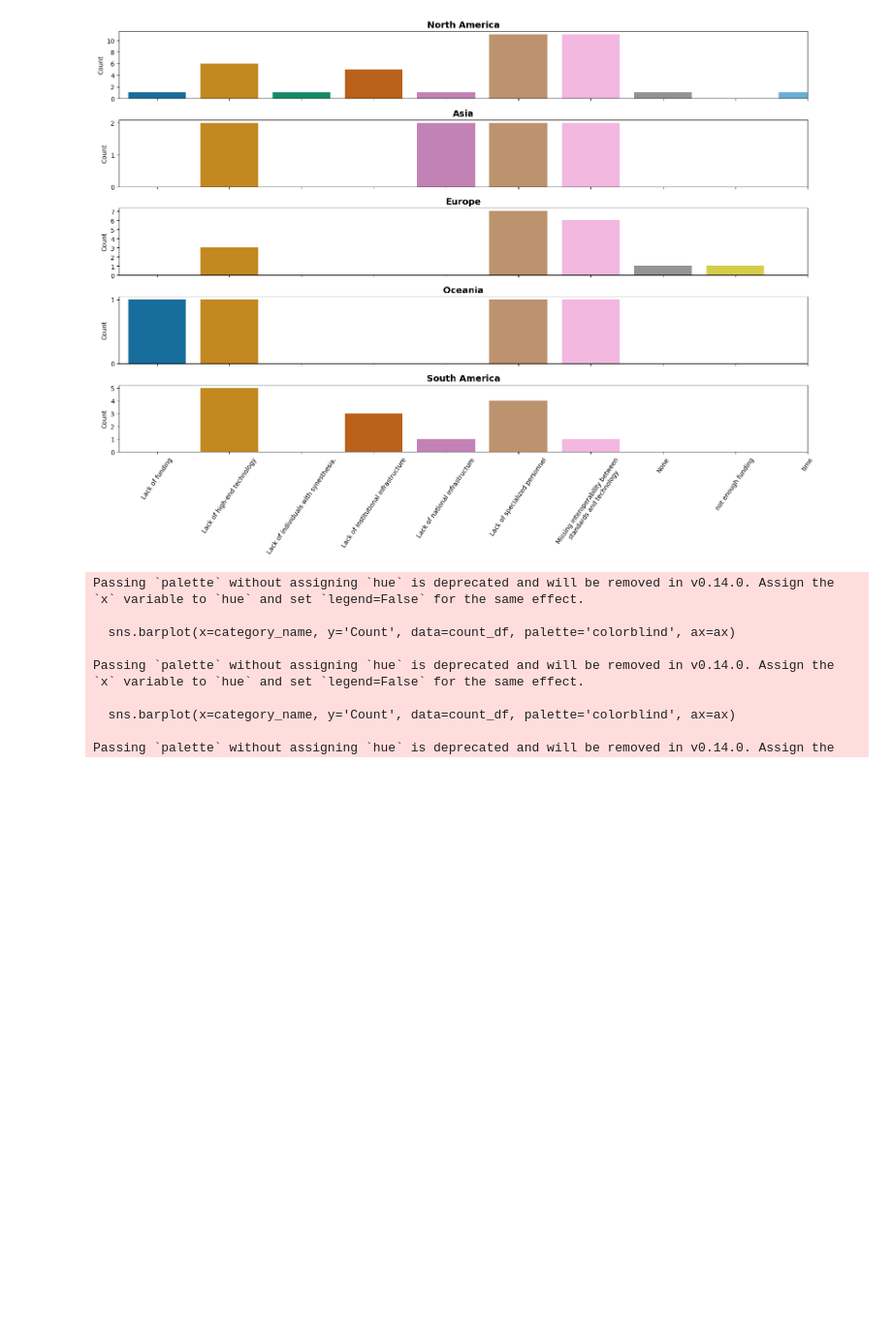
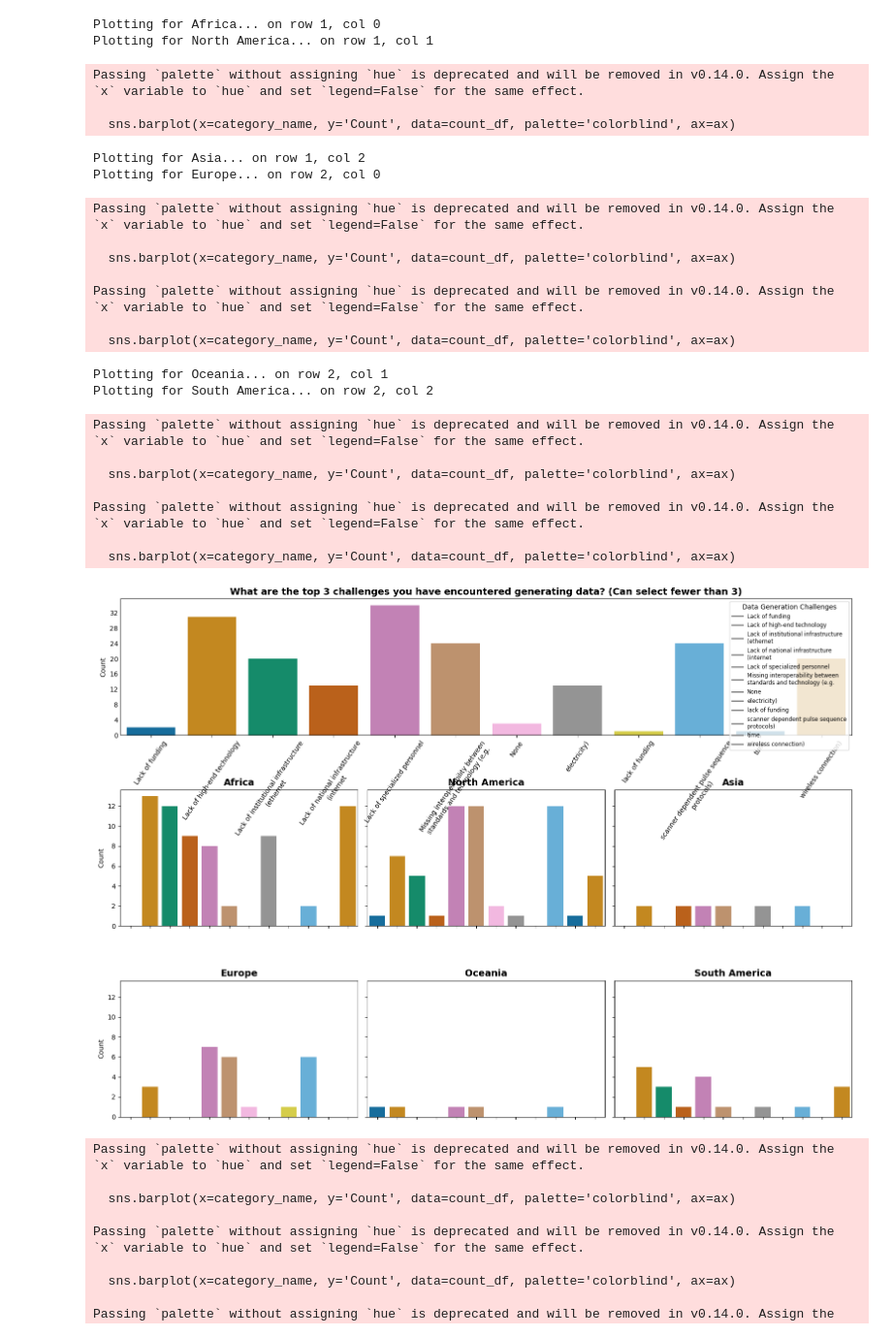
Before and after one commit to jdkent/BRIDGESurveyTechAnalysis, a Jupyter notebook: survey_analysis.ipynb, the cells around one changed output. Shown at 97% size. Cells and saved outputs as stored; diff of their text form; code cells hidden in the pictures; blank space fills up the shorter version.

```diff
--- a/survey_analysis.ipynb
+++ b/survey_analysis.ipynb
@@ -191,0 +277,9 @@ Continent counts:
+# %%
+# Question 3: Is the institution public or private?
+
+survey["Is the institution public or private?"].replace({"both public and private ": "Public"}, inplace=True)
+plot_categorical_by_continent(
+    survey,
+    "Is the institution public or private?",
+    "Institution: Public or Private",
+)
@@ -192,9 +289,14 @@ Continent counts:
 # %%
+# Question 4: What is your primary role?
+survey['What is your primary role?'].replace({"Medical Radiographer ": "Technician", "Founder": "Other"}, inplace=True)
 role_counts = survey['What is your primary role?'].value_counts()
-
-# Define a function to format the labels with just the count
+# Define a function to format the labels with the raw count
 def func(pct, allvalues):
-    absolute = int(pct / 100. * sum(allvalues))
+    absolute = pct / 100. * sum(allvalues)
+    if absolute < 1:
+        absolute = math.ceil(absolute)  # Ensure no values round down to 0
+    else:
+        absolute = round(absolute)
     return f'{absolute}'
 
 # Plot pie chart
@@ -235,0 +356,6 @@ Passing `palette` without assigning `hue` is deprecated and will be removed in v
+# %%
+# These are NaNs for some reason :(
+survey["What is the magnetic strength of the MRI machine(s)?"].dropna(inplace=True)
+survey["What is the magnetic strength of the MRI machine(s)?"] = survey["What is the magnetic strength of the MRI machine(s)?"].str.split(',')
+q7_survey = survey.explode("What is the magnetic strength of the MRI machine(s)?")
+q7_survey["What is the magnetic strength of the MRI machine(s)?"]
@@ -261,0 +431,3 @@ plt.show()
+# %%
+survey["What are the top 3 challenges you have encountered generating data? (Can select fewer than 3)"] = survey["What are the top 3 challenges you have encountered generating data? (Can select fewer than 3)"].str.split(',')
+q9_survey = survey.explode("What are the top 3 challenges you have encountered generating data? (Can select fewer than 3)")
@@ -262,6 +449,15 @@ plt.show()
 # %%
+q9_survey["What are the top 3 challenges you have encountered generating data? (Can select fewer than 3)"].replace(
+    {
+        "Funds": "lack of funding",
+        "not enough funding": "lack of funding",
+        "time": "lack of funding",
+        "Lack of individuals with synesthesia.": "None",
+        "Lack of connection between neurologist": 'Lack of specialized personnel (people that generate protocols)',
+        " radiologist and neuroscientist ": 'Lack of specialized personnel (people that generate protocols)',
+    }, inplace=True)
 plot_categorical_by_continent(
-    survey,
+    q9_survey,
     "What are the top 3 challenges you have encountered generating data? (Can select fewer than 3)",
     "Data Generation Challenges",
 )
@@ -288,4 +472,27 @@ Passing `palette` without assigning `hue` is deprecated and will be removed in v
+Plotting for Africa... on row 1, col 0
+Plotting for North America... on row 1, col 1
+Passing `palette` without assigning `hue` is deprecated and will be removed in v0.14.0. Assign the `x` variable to `hue` and set `legend=False` for the same effect.
+
+  sns.barplot(x=category_name, y='Count', data=count_df, palette='colorblind', ax=ax)
+Plotting for Asia... on row 1, col 2
+Plotting for Europe... on row 2, col 0
+Passing `palette` without assigning `hue` is deprecated and will be removed in v0.14.0. Assign the `x` variable to `hue` and set `legend=False` for the same effect.
+
+  sns.barplot(x=category_name, y='Count', data=count_df, palette='colorblind', ax=ax)
+
+Passing `palette` without assigning `hue` is deprecated and will be removed in v0.14.0. Assign the `x` variable to `hue` and set `legend=False` for the same effect.
+
+  sns.barplot(x=category_name, y='Count', data=count_df, palette='colorblind', ax=ax)
+Plotting for Oceania... on row 2, col 1
+Plotting for South America... on row 2, col 2
+Passing `palette` without assigning `hue` is deprecated and will be removed in v0.14.0. Assign the `x` variable to `hue` and set `legend=False` for the same effect.
+
+  sns.barplot(x=category_name, y='Count', data=count_df, palette='colorblind', ax=ax)
+
+Passing `palette` without assigning `hue` is deprecated and will be removed in v0.14.0. Assign the `x` variable to `hue` and set `legend=False` for the same effect.
+
+  sns.barplot(x=category_name, y='Count', data=count_df, palette='colorblind', ax=ax)
-[figure, old version]
+[figure, new version]
 # %%
 plot_categorical_by_continent(
     survey,
```
Also changed, not shown: parts of 23 cells of this notebook, 7 other files.
